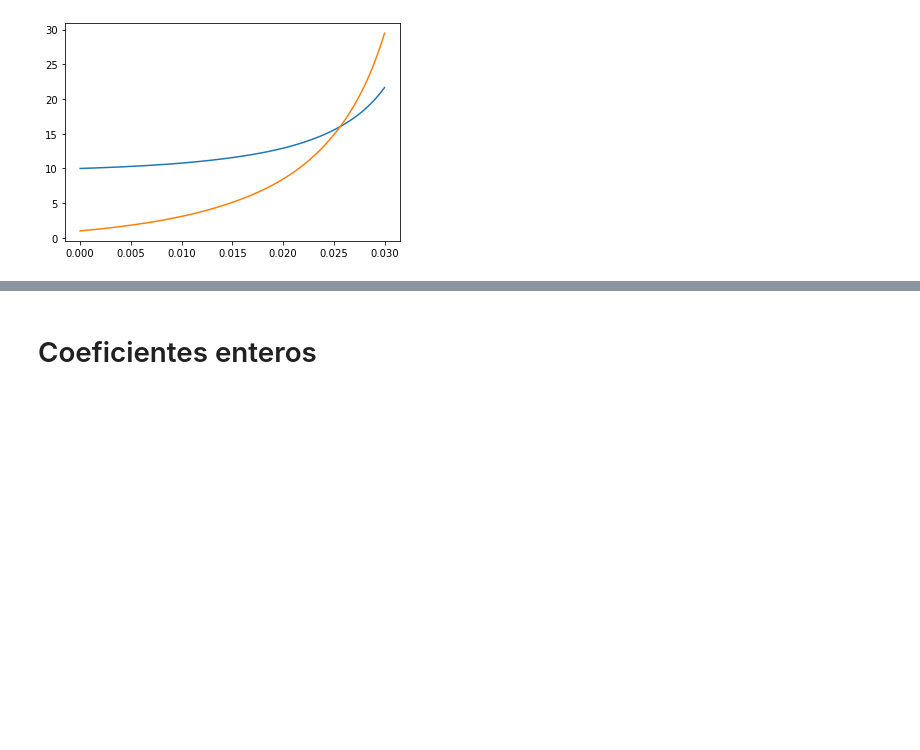
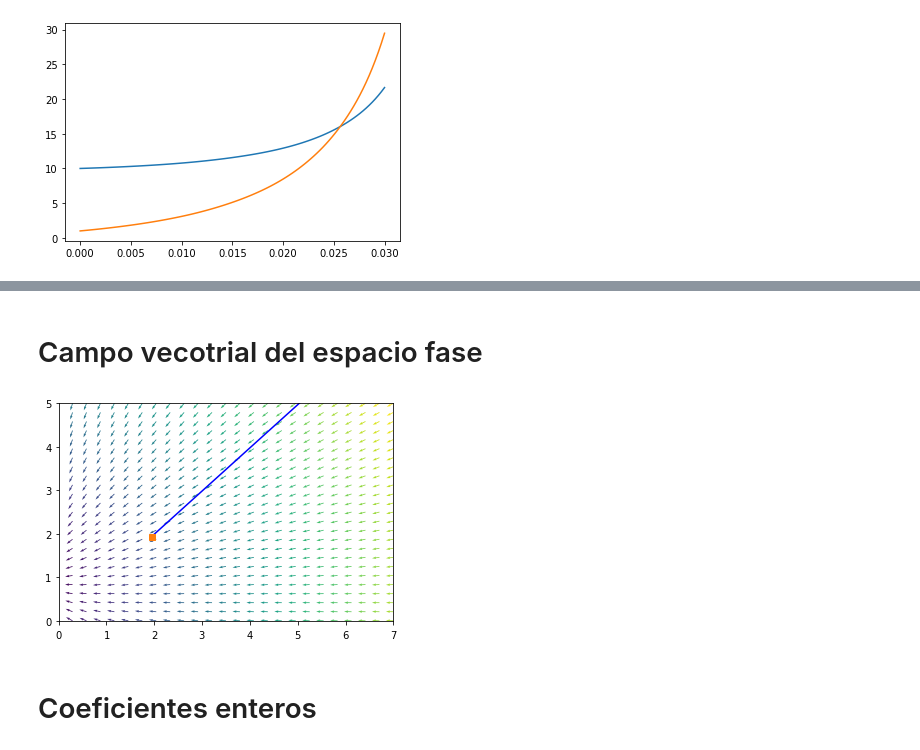
Before and after one commit to RafaSanCed/Tesis-Maestria, a Jupyter notebook: Creación de bases de datos.ipynb, the cells around one changed output, grey strips where cells are left out. Saved outputs shown, nothing was run; the diff lists cells and outputs as text; code cells hidden in the pictures; blank space fills up the shorter version.

Commit message:
Inclusión del campo vectorial

```diff
--- a/Creación de bases de datos.ipynb
+++ b/Creación de bases de datos.ipynb
@@ -184,3 +192,41 @@ No artists with labels found to put in legend.  Note that artists whose label st
+# %% [markdown]
+# Campo vecotrial del espacio fase
+# %%
+
+plt.plot(sol.y[:,0], sol.y[:,1], 'b-') # path
+plt.plot([sol.y[0,0]], [sol.y[0,1]], 'o') # start
+plt.plot([sol.y[-1,0]], [sol.y[-1,1]], 's') # end
+
+############3
+#x_range=40000000.0
+x_range=7
+y_range=5
+
+y1 = np.linspace(0.0, x_range, 25)
+y2 = np.linspace(0.0, y_range, 25)
+
+Y1, Y2 = np.meshgrid(y1, y2)
+
+t = 0
+
+u, v = np.zeros(Y1.shape), np.zeros(Y2.shape)
+
+NI, NJ = Y1.shape
+
+u,v = f(t,[Y1, Y2])
+M = (np.hypot(u,v))
+u /= M
+v /= M
+
+Q = plt.quiver(Y1, Y2, u, v, M, angles='xy')
+
+plt.xlabel('')
+plt.ylabel('')
+plt.xlim([0, x_range])
+plt.ylim([0, y_range])
+plt.ticklabel_format(style='sci', axis='x', scilimits=(0,0), useMathText='True')
+# %% [output]
+[figure, added]
 # %% [markdown]
 # Coeficientes enteros
 # %%
```
Also changed, not shown: parts of 2 cells of this notebook.
